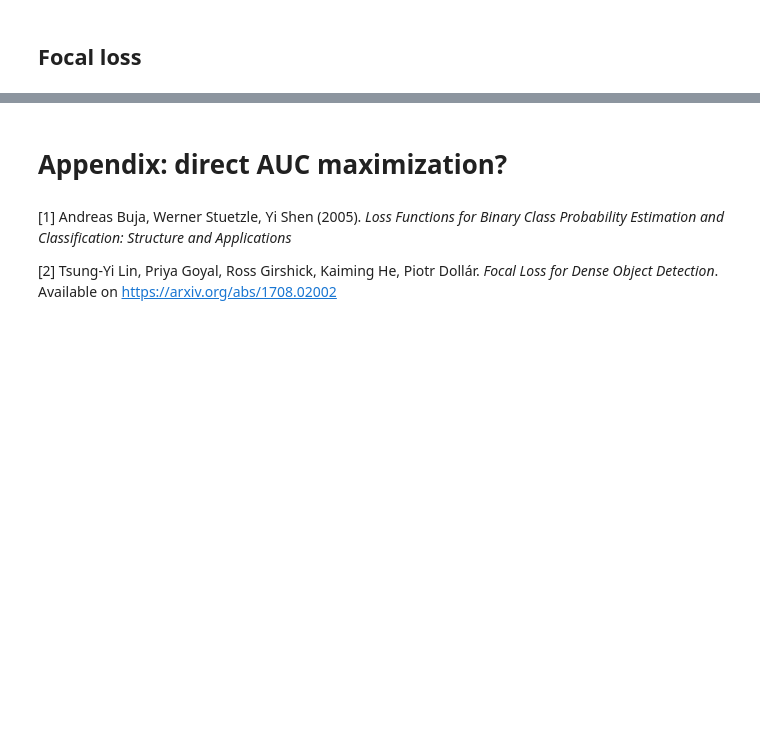
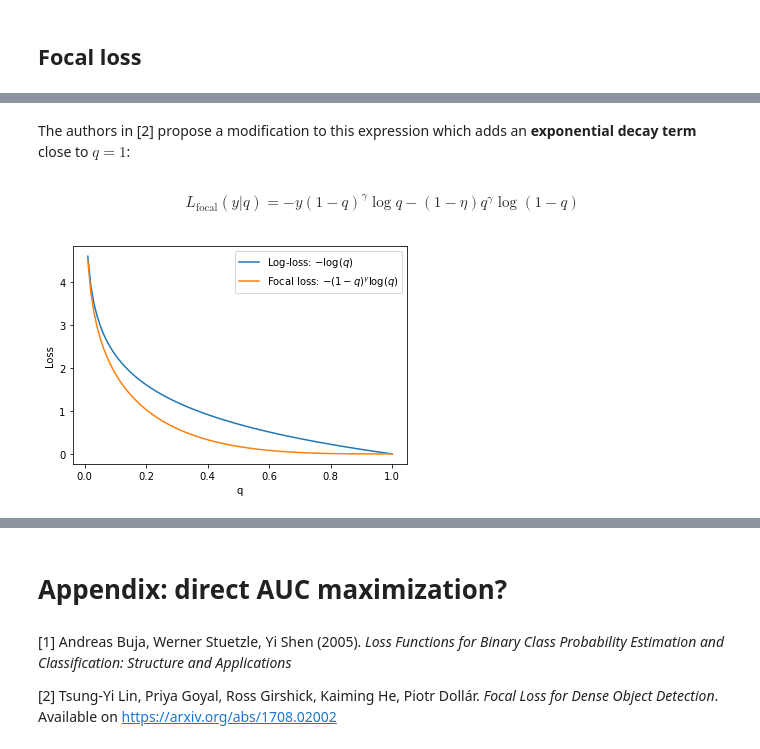
Before and after one commit to pibieta/imbalanced_learning, a Jupyter notebook: notebooks/Loss functions.ipynb, the cells around one changed output, grey strips where cells are left out. Cells and saved outputs as stored; diff of their text form; code cells hidden in the pictures; blank space fills up the shorter version.

Commit message:
added section on focal loss

```diff
--- a/notebooks/Loss functions.ipynb
+++ b/notebooks/Loss functions.ipynb
@@ -319,0 +537,15 @@ In the imbalanced classification case,
+# %% [markdown]
+The authors in [2] propose a modification to this expression which adds an **exponential decay term** close to $q=1$:
+# %% [markdown]
+  $$\boxed{L_\mathrm{focal}(y|q) = -y (1-q)^\gamma \log q - (1-\eta) q^\gamma \log(1-q)}$$
+# %%
+gamma = 2
+q = np.linspace(0.01,1,100)
+plt.plot(q, -np.log(q), label='Log-loss: $-\log (q)$')
+plt.plot(q, -(1-q)**gamma * np.log(q), label='Focal loss: $-(1-q)^\gamma \log (q)$')
+
+plt.xlabel('q'); plt.ylabel('Loss')
+plt.legend()
+plt.show()
+# %% [output]
+[figure, added]
```
Also changed, not shown: parts of 52 cells of this notebook, 1 other file.
